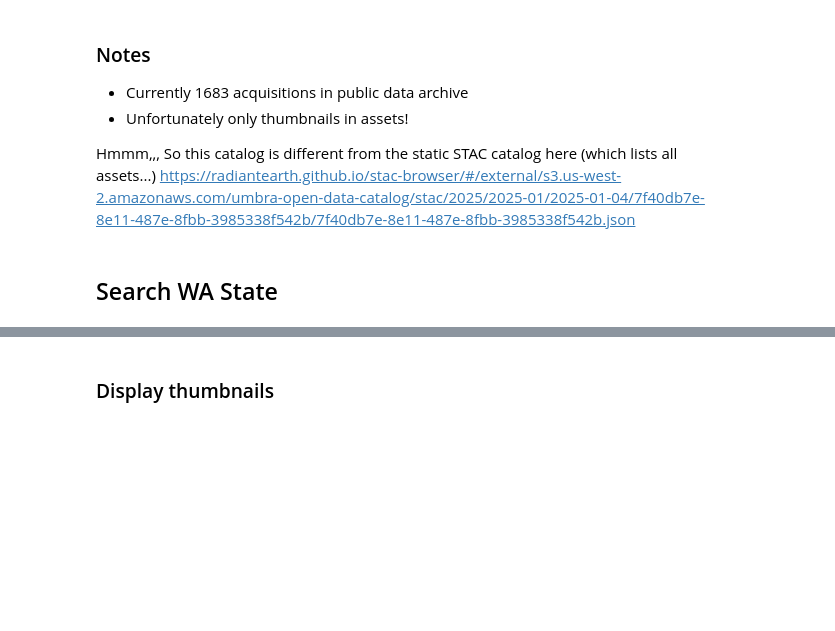
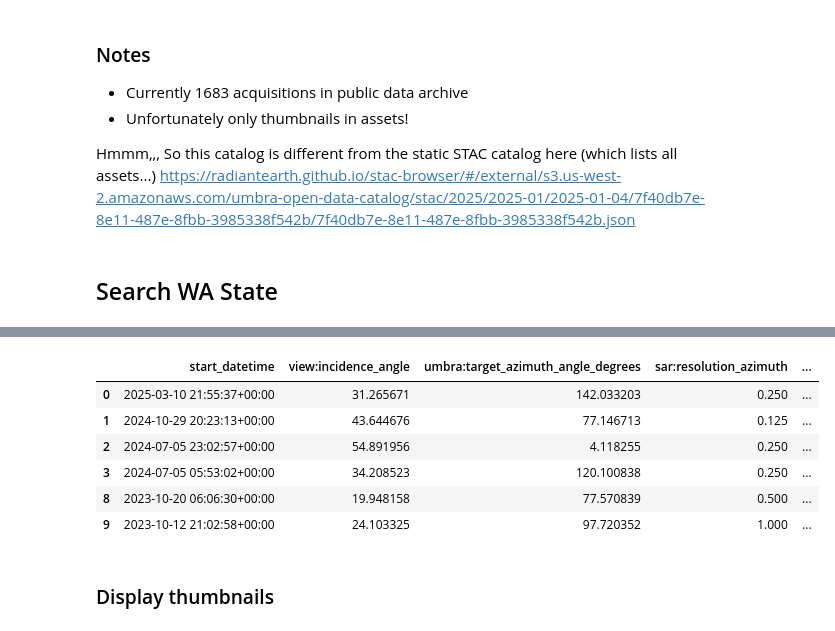
Before and after one commit to huskysar/umbra, a Jupyter notebook: notebooks/public-archive-search.ipynb, the cells around one changed output, grey strips where cells are left out. Saved outputs shown, nothing was run; the diff lists cells and outputs as text; code cells hidden in the pictures; blank space fills up the shorter version.

```diff
--- a/notebooks/public-archive-search.ipynb
+++ b/notebooks/public-archive-search.ipynb
@@ -175,0 +242,7 @@ Name: 0, dtype: object
+# %%
+# Our task centroid
+# Summarize northern time series
+# Our acquistion not in archive yet
+point = gpd.GeoDataFrame(geometry=gpd.points_from_xy(x=[-156.737],y=[71.285]), crs='EPSG:4326')
+m = gf.explore(column='intersections', categorical=True, cmap='plasma', popup=True)
+point.explore(m=m)
@@ -176,3 +251,15 @@ Name: 0, dtype: object
+# %%
+town = gf[gf.contains(point.geometry.iloc[0])]
+columns = ['start_datetime','view:incidence_angle', 'umbra:target_azimuth_angle_degrees', 'sar:resolution_azimuth', 'sar:resolution_range','sar:looks_azimuth','umbra:squint_angle_engineering_degrees','platform']
+town[columns]
+# %% [output]
+|  | start_datetime | view:incidence_angle | umbra:target_azimuth_angle_degrees | sar:resolution_azimuth | ... |
+| 0 | 2025-03-10 21:55:37+00:00 | 31.265671 | 142.033203 | 0.250 | ... |
+| 1 | 2024-10-29 20:23:13+00:00 | 43.644676 | 77.146713 | 0.125 | ... |
+| 2 | 2024-07-05 23:02:57+00:00 | 54.891956 | 4.118255 | 0.250 | ... |
+| 3 | 2024-07-05 05:53:02+00:00 | 34.208523 | 120.100838 | 0.250 | ... |
+| 8 | 2023-10-20 06:06:30+00:00 | 19.948158 | 77.570839 | 0.500 | ... |
+| 9 | 2023-10-12 21:02:58+00:00 | 24.103325 | 97.720352 | 1.000 | ... |
 # %% [markdown]
 ### Display thumbnails
 # %%
```
Also changed, not shown: parts of 13 cells of this notebook, 5 other files.
